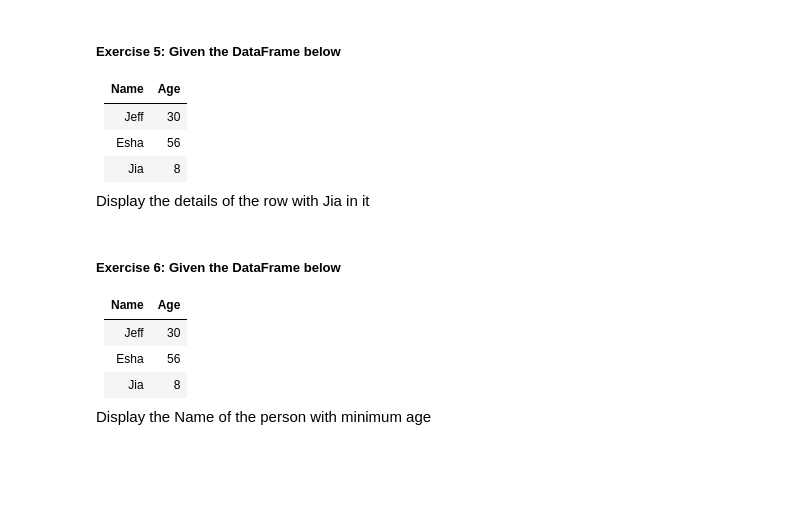
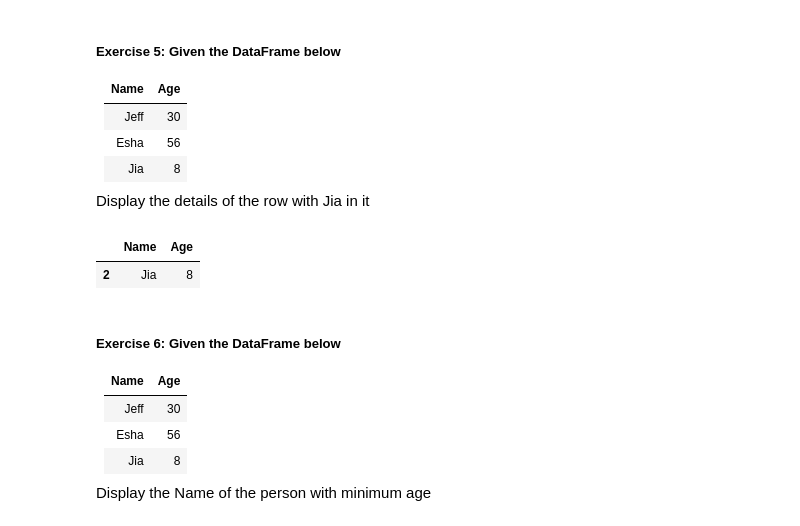
Before and after one commit to manianls/ADSMI, a Jupyter notebook: ADSMI_B1_M0_NB_Practice_02_Pandas.ipynb, the cells around one changed output. Drawn from its saved outputs; the diff is of its cells as text; code cells hidden in the pictures; blank space fills up the shorter version.

```diff
--- a/ADSMI_B1_M0_NB_Practice_02_Pandas.ipynb
+++ b/ADSMI_B1_M0_NB_Practice_02_Pandas.ipynb
@@ -134,6 +213,10 @@ Display the details of the Name column
 Display the details of the row with Jia in it
 # %%
 # Your code here
+df[df["Name"]=="Jia"]
+# %% [output]
+|  | Name | Age |
+| 2 | Jia | 8 |
 # %% [markdown]
 ##### Exercise 6: Given the DataFrame below
 
```
Also changed, not shown: parts of 9 cells of this notebook.
